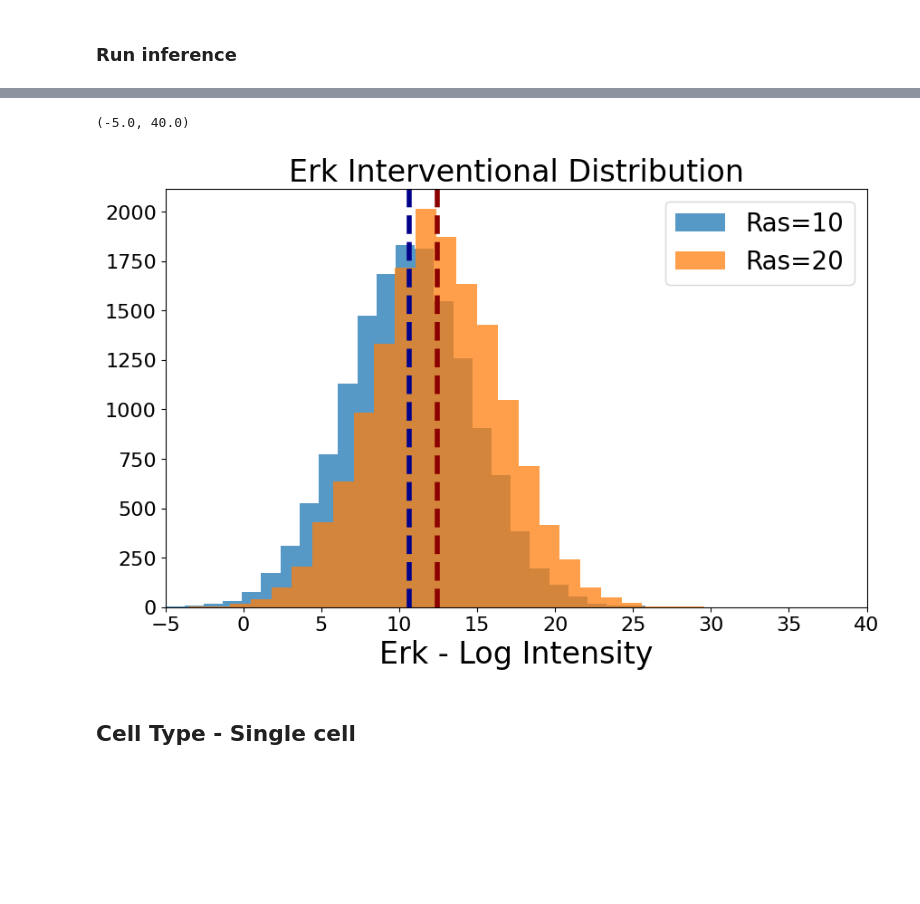
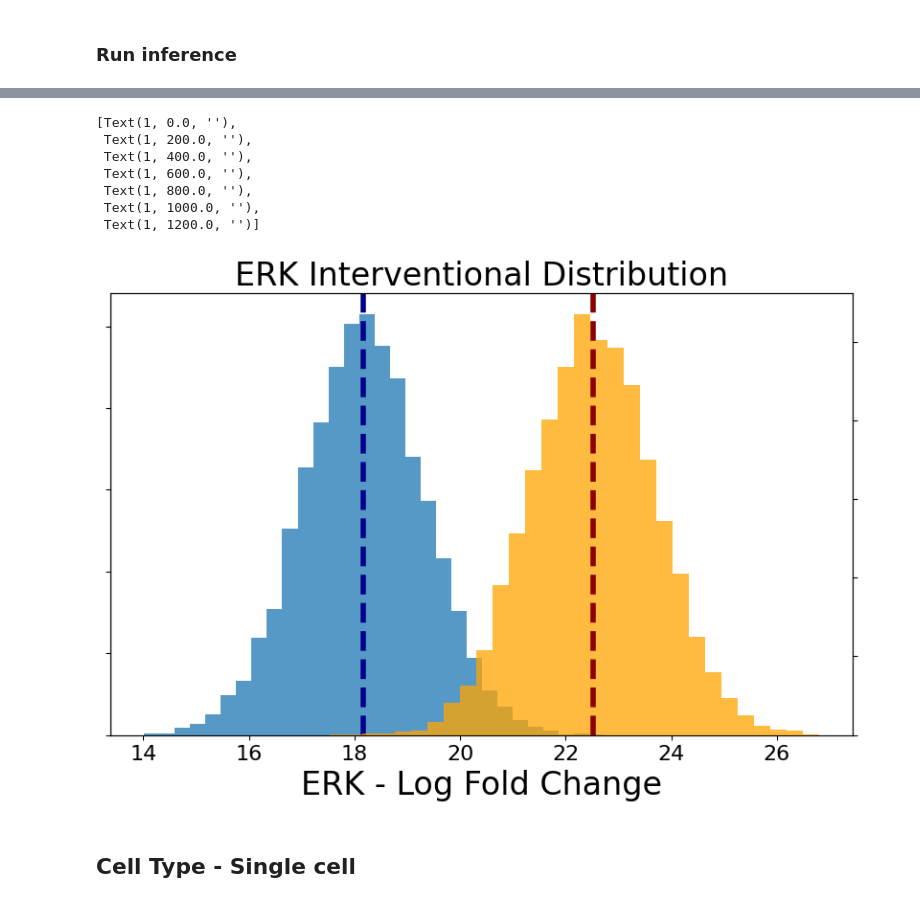
Before and after one commit to devonjkohler/Causomic, a Jupyter notebook: vignettes/simulations/IGF_simulation_analysis.ipynb, the cells around one changed output, grey strips where cells are left out. Saved outputs shown, nothing was run; the diff lists cells and outputs as text; code cells hidden in the pictures; blank space fills up the shorter version.

```diff
--- a/vignettes/simulations/IGF_simulation_analysis.ipynb
+++ b/vignettes/simulations/IGF_simulation_analysis.ipynb
@@ -309,3 +302,4 @@ cell_sim_protein_data.loc[:, "cell_type"] = cell_sim["Protein_data"]["cell_type"
 # %%
-cell_sim_protein_data
+# cell_sim_protein_data = norm.normalize(cell_sim_protein_data)
+cell_sim_protein_data = gs.prep_msstats_data(cell_sim_protein_data, gene_map=None, parse_gene=False)
 # %% [output]
@@ -382,15 +359,23 @@ plt.yticks(fontsize=16)
 # %% [markdown]
 ### Run inference
 # %%
-lvm = LVM(cell_sim_protein_data.iloc[:,1:-1],
+# pyro.clear_param_store()
+
+lvm = LVM(cell_sim_protein_data.loc[:,
+        [i for i in cell_sim_protein_data.columns if i not in ["EGF", "IGF", "originalRUN"]]],
           y0_graph_bulk)
 lvm.prepare_graph()
 lvm.prepare_data()
 lvm.fit_model(num_steps=2000)
 
-lvm.intervention("Ras", "Erk", 10)
+lvm.intervention({"Ras": 15}, "Erk")
 first_int = lvm.intervention_samples
+lvm.intervention({"Ras": 20}, "Erk")
+second_int = lvm.intervention_samples
 
-lvm.intervention("Ras", "Erk", 20)
-second_int = lvm.intervention_samples
+# lvm.intervention("Ras", "Erk", 10)
+# first_int = lvm.intervention_samples
+
+# lvm.intervention("Ras", "Erk", 20)
+# second_int = lvm.intervention_samples
 # %% [output]
@@ -438,22 +417,34 @@ np.mean(np.array(second_int)) - np.mean(np.array(first_int))
 # %%
 fig, ax = plt.subplots(figsize=(10,6))
 
-ax.hist(np.array(first_int), bins=25, alpha=.75, label="Ras=10")
-ax.axvline(np.mean(np.array(first_int)), color="darkblue", linestyle="dashed", lw=4)
-ax.hist(np.array(second_int), bins=25, alpha=.75, label="Ras=20")
-ax.axvline(np.mean(np.array(second_int)), color="darkred", linestyle="dashed", lw=4)
+adj = 0#np.mean(np.array(cell_sim_protein_data.loc[:, "Erk"].values))
 
-ax.legend(fontsize=20)
-ax.set_title("Erk Interventional Distribution", size=24)
-ax.set_xlabel("Erk - Log Intensity", size=24)
+ax.hist(np.array(first_int) - adj, bins=30, alpha=.75, label="Observational Data")
+ax.axvline(np.mean(np.array(first_int)) - adj, color="darkblue", linestyle="dashed", lw=4)
+
+ax2 = ax.twinx()
+ax2.hist(np.array(second_int) - adj, bins=30, alpha=.75, label="Interventional Distribution", color="orange")
+ax2.axvline(np.mean(np.array(second_int)) - adj, color="darkred", linestyle="dashed", lw=4)
+
+# ax.legend(fontsize=20)
+ax.set_title("ERK Interventional Distribution", size=24)
+ax.set_xlabel("ERK - Log Fold Change", size=24)
 # ax.set_ylabel("Erk", size=24)
-plt.xticks(fontsize=16)
-plt.yticks(fontsize=16)
+ax.tick_params(axis='x', which='major', labelsize=16)
+ax.set_yticklabels([])
+ax2.set_yticklabels([])
 
-ax.set_xlim(-5,40)
+# ax.set_xlim(-5,40)
+# ax.set_ylim(0,1800)
 # %% [output]
-(-5.0, 40.0)
+[Text(1, 0.0, ''),
+ Text(1, 200.0, ''),
+ Text(1, 400.0, ''),
+ Text(1, 600.0, ''),
+ Text(1, 800.0, ''),
+ Text(1, 1000.0, ''),
+ Text(1, 1200.0, '')]
-[figure, old version]
+[figure, new version]
 # %% [markdown]
 ## Cell Type - Single cell
 # %% [markdown]
```
Also changed, not shown: parts of 24 cells of this notebook, 22 other files.
